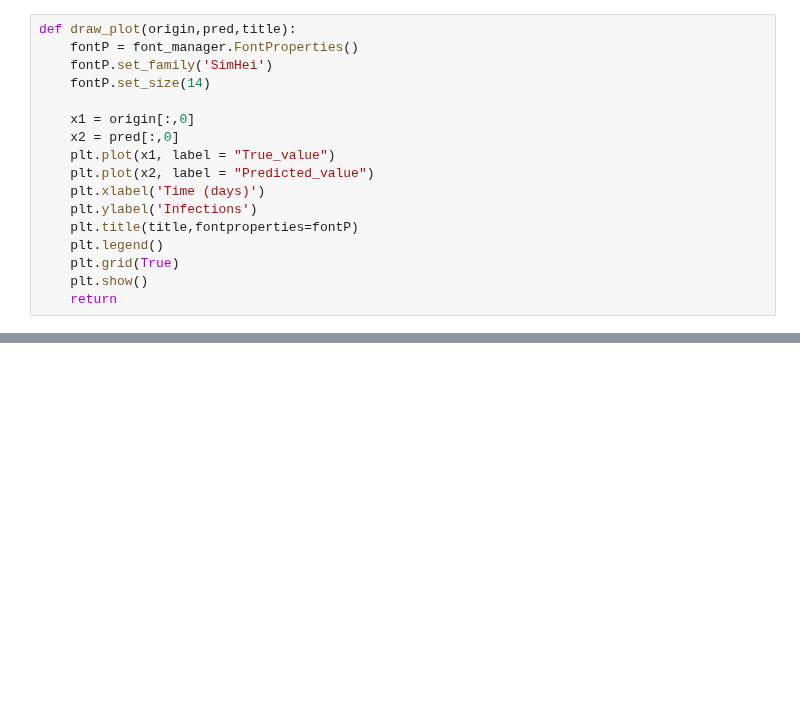
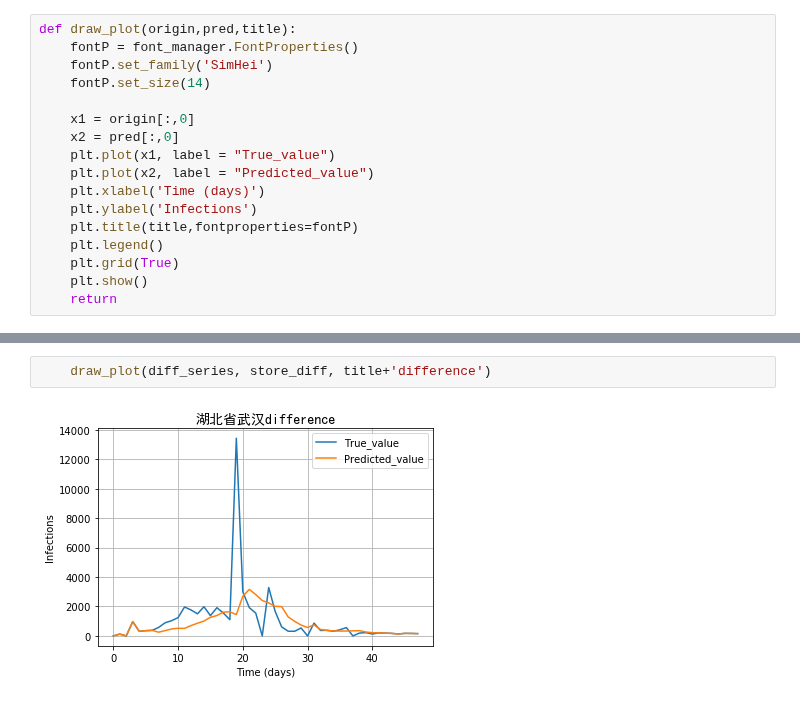
Before and after one commit to GRMDS/RMDS_Coronavirus_project, a Jupyter notebook: Jupyter_notebook/Jupyter_code.ipynb, the cells around one changed output, grey strips where cells are left out. Drawn from its saved outputs; the diff is of its cells as text; blank space fills up the shorter version.

```diff
--- a/Jupyter_notebook/Jupyter_code.ipynb
+++ b/Jupyter_notebook/Jupyter_code.ipynb
@@ -168,0 +206,4 @@ if __name__ == "__main__":
+# %%
+    draw_plot(diff_series, store_diff, title+'difference')
+# %% [output]
+[figure, added]
```
Also changed, not shown: parts of 4 cells of this notebook.
